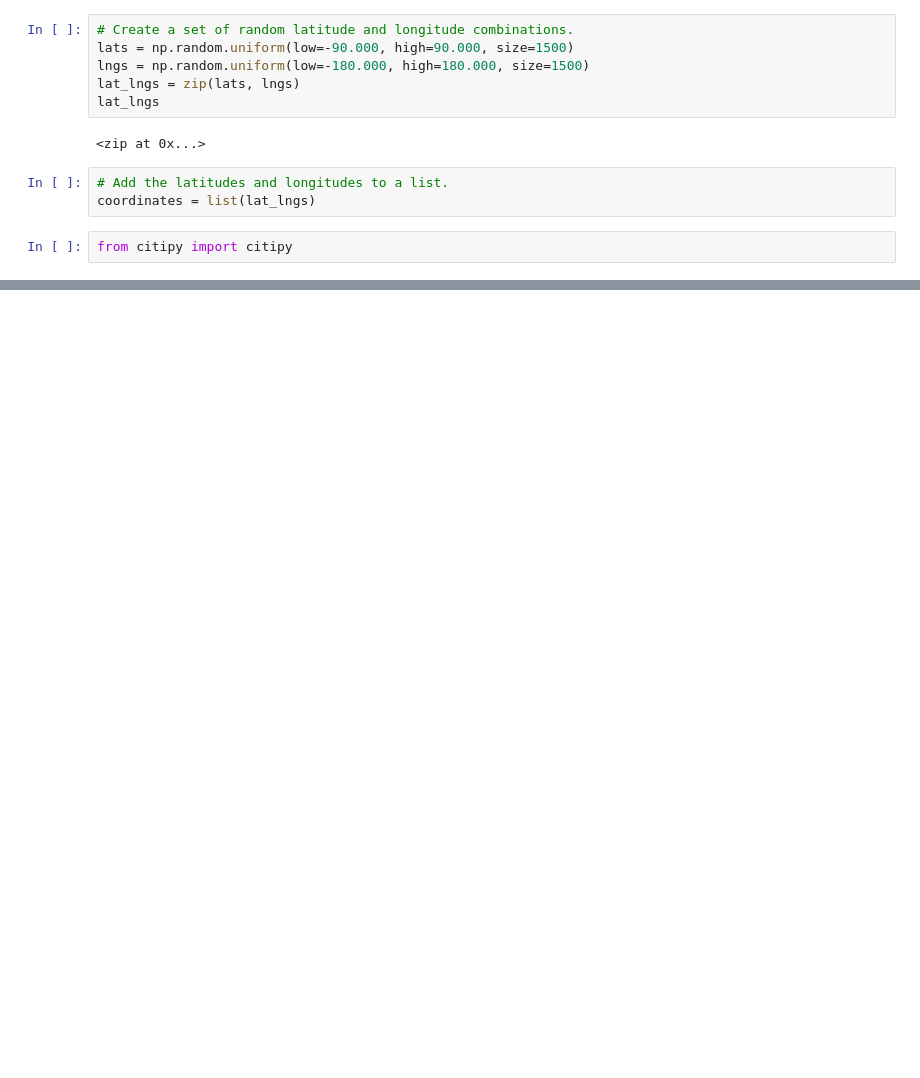
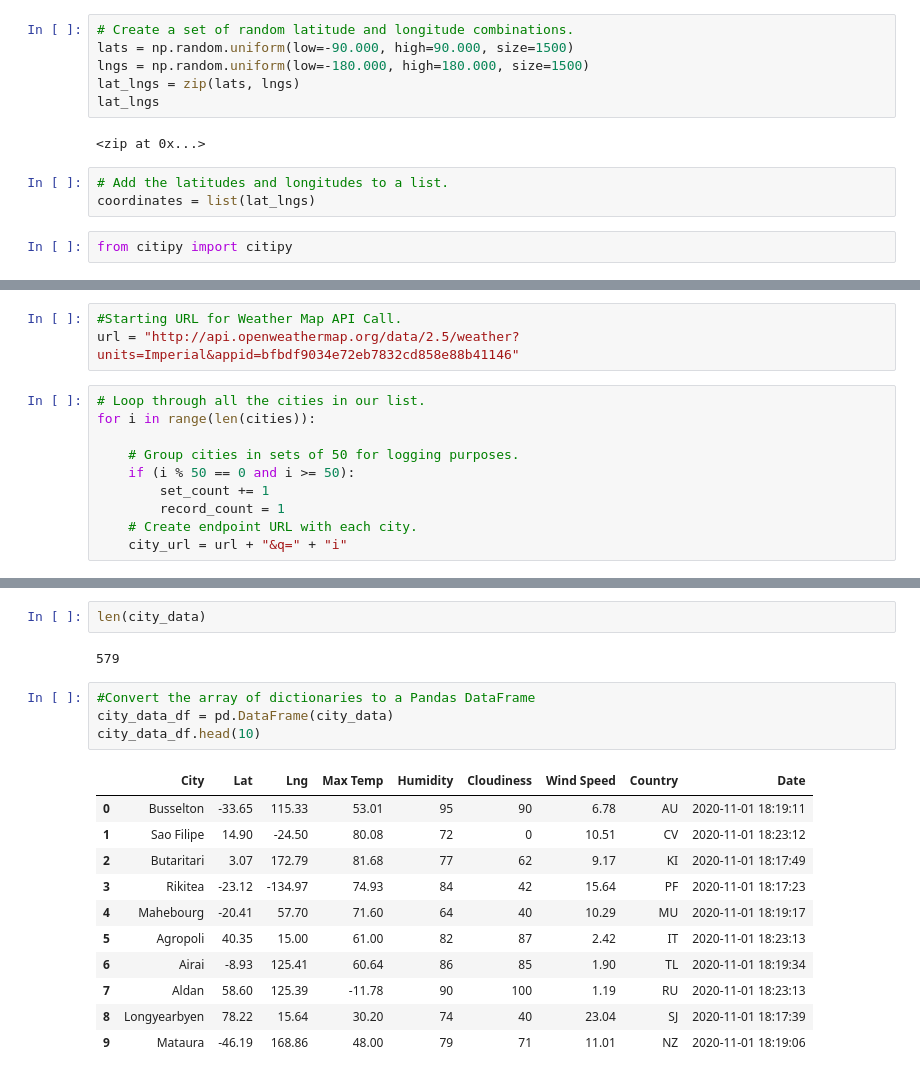
Before and after one commit to MiguelDi/World_Weather_Analysis, a Jupyter notebook: WeatherPy.ipynb, the cells around one changed output, grey strips where cells are left out. Drawn from its saved outputs; the diff is of its cells as text; blank space fills up the shorter version.

```diff
--- a/WeatherPy.ipynb
+++ b/WeatherPy.ipynb
@@ -32,0 +43,13 @@ len(cities)
+# %%
+#Starting URL for Weather Map API Call.
+url = "http://api.openweathermap.org/data/2.5/weather?units=Imperial&appid=bfbdf9034e72eb7832cd858e88b41146"
+# %%
+# Loop through all the cities in our list.
+for i in range(len(cities)):
+
+    # Group cities in sets of 50 for logging purposes.
+    if (i % 50 == 0 and i >= 50):
+        set_count += 1
+        record_count = 1
+    # Create endpoint URL with each city.
+    city_url = url + "&q=" + "i"
@@ -32,0 +139,20 @@ len(cities)
+# %%
+len(city_data)
+# %% [output]
+579
+# %%
+#Convert the array of dictionaries to a Pandas DataFrame
+city_data_df = pd.DataFrame(city_data)
+city_data_df.head(10)
+# %% [output]
+|  | City | Lat | Lng | Max Temp | Humidity | Cloudiness | Wind Speed | Country | Date |
+| 0 | Busselton | -33.65 | 115.33 | 53.01 | 95 | 90 | 6.78 | AU | 2020-11-01 18:19:11 |
+| 1 | Sao Filipe | 14.90 | -24.50 | 80.08 | 72 | 0 | 10.51 | CV | 2020-11-01 18:23:12 |
+| 2 | Butaritari | 3.07 | 172.79 | 81.68 | 77 | 62 | 9.17 | KI | 2020-11-01 18:17:49 |
+| 3 | Rikitea | -23.12 | -134.97 | 74.93 | 84 | 42 | 15.64 | PF | 2020-11-01 18:17:23 |
+| 4 | Mahebourg | -20.41 | 57.70 | 71.60 | 64 | 40 | 10.29 | MU | 2020-11-01 18:19:17 |
+| 5 | Agropoli | 40.35 | 15.00 | 61.00 | 82 | 87 | 2.42 | IT | 2020-11-01 18:23:13 |
+| 6 | Airai | -8.93 | 125.41 | 60.64 | 86 | 85 | 1.90 | TL | 2020-11-01 18:19:34 |
+| 7 | Aldan | 58.60 | 125.39 | -11.78 | 90 | 100 | 1.19 | RU | 2020-11-01 18:23:13 |
+| 8 | Longyearbyen | 78.22 | 15.64 | 30.20 | 74 | 40 | 23.04 | SJ | 2020-11-01 18:17:39 |
+| 9 | Mataura | -46.19 | 168.86 | 48.00 | 79 | 71 | 11.01 | NZ | 2020-11-01 18:19:06 |
```
Also changed, not shown: parts of 6 cells of this notebook, 1 other file.
